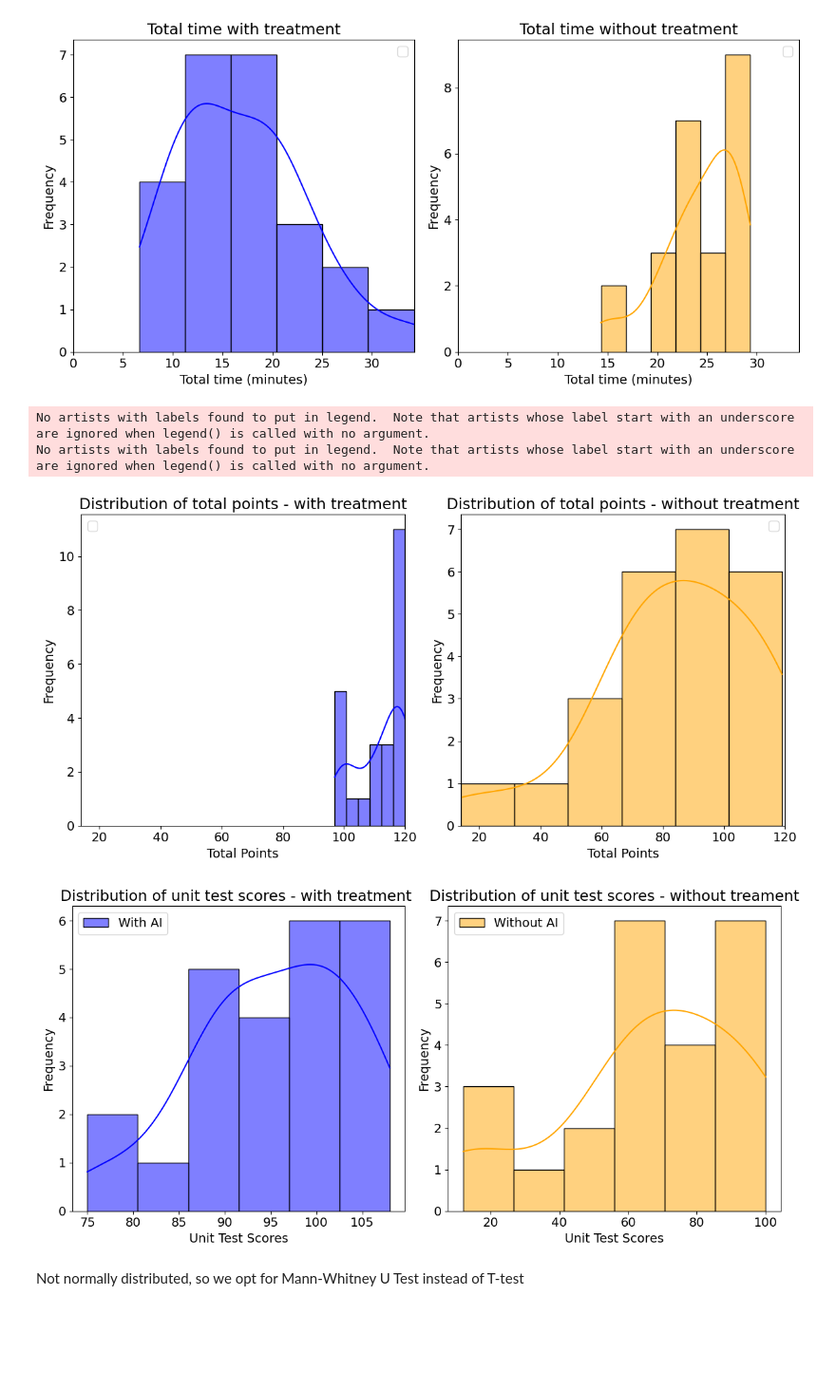
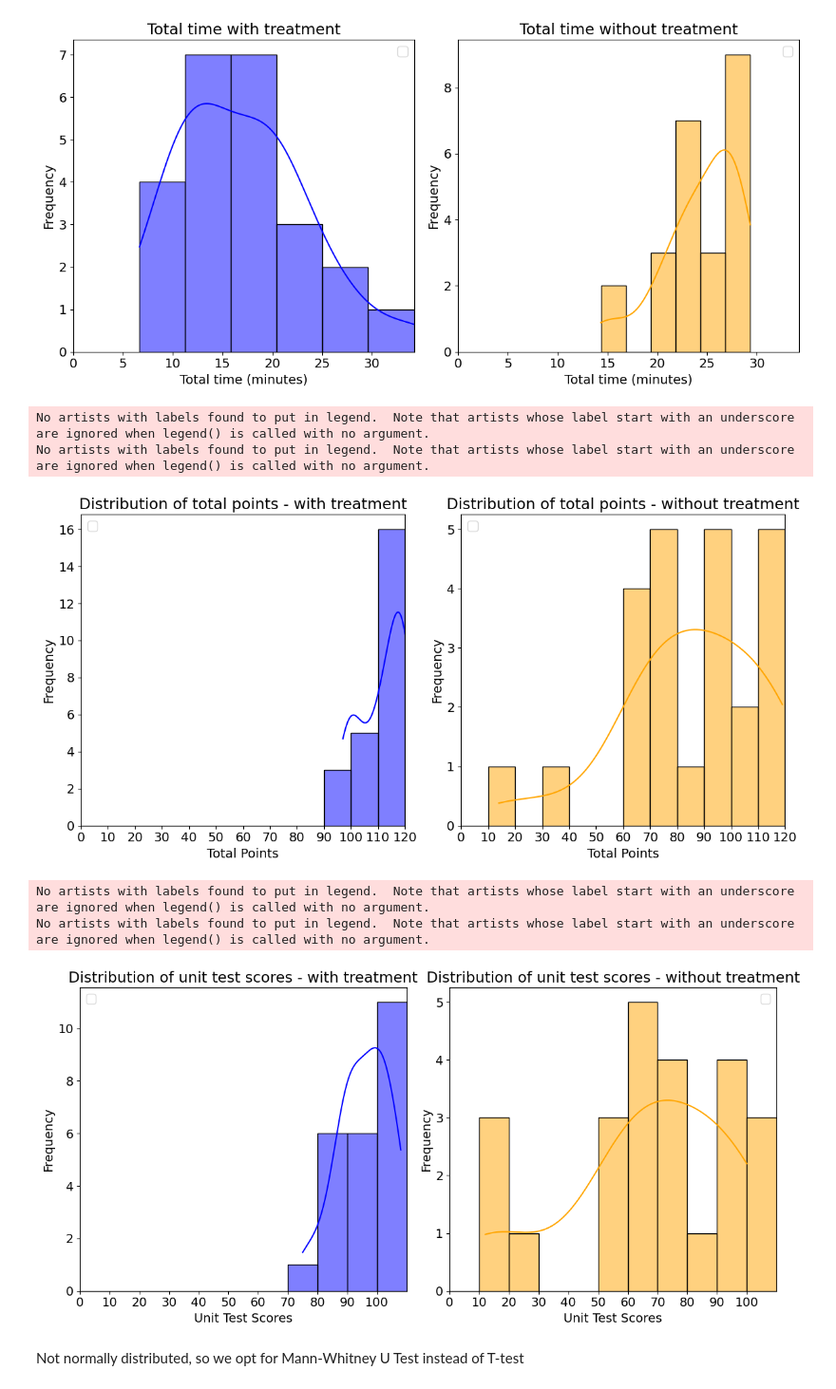
Before and after one commit to cseetreview/review_project, a Jupyter notebook: Notebook.ipynb, the cells around one changed output. Shown at 95% size. Saved outputs shown, nothing was run; the diff lists cells and outputs as text; code cells hidden in the pictures; blank space fills up the shorter version.

```diff
--- a/Notebook.ipynb
+++ b/Notebook.ipynb
@@ -410,19 +242,5 @@ Total points on tasks for MacOS users: 1379.0
 # %% [markdown]
 ### Descriptive statistics
-# %%
-def calculate_total_time(row):
-    total_time = 0
-    for task in row:
-        if isinstance(task, str):
-            parts = task.split(' ')
-            if len(parts) == 2:
-                time_str = parts[0]
-            else:
-                time_str = task
-            total_time += int(time_str)
-    return total_time
-
-data['Total_Time_Minutes'] = data.iloc[:, 3:11].apply(calculate_total_time, axis=1) / 60
 # %% [markdown]
 ### Descriptive statistics on Time per task
 # %%
@@ -539,54 +353,72 @@ No artists with labels found to put in legend.  Note that artists whose label st
 # %%
 plt.figure(figsize=(12, 6))
 
-# Define x-axis range based on the overall data range
-x_min = data['Total Points'].min()
-x_max = data['Total Points'].max()
+x_min = 0
+x_max = 120
+
+binwidth = 10
+
+bins = (x_max - x_min) // binwidth
 
 plt.subplot(1, 2, 1)
-sns.histplot(data[data['With AI'] == 'Yes']['Total Points'], color='blue', kde=True)
+sns.histplot(data[data['With AI'] == 'Yes']['Total Points'], color='blue', kde=True, binrange=(x_min, x_max), bins=bins)
 plt.title('Distribution of total points - with treatment')
 plt.xlabel('Total Points')
 plt.ylabel('Frequency')
 plt.legend()
-plt.xlim(x_min, x_max)  # Set the same x-axis range
+plt.xlim(x_min, x_max)
+plt.xticks(range(x_max, x_min - binwidth, -binwidth))
 
 plt.subplot(1, 2, 2)
-sns.histplot(data[data['With AI'] == 'No']['Total Points'], color='orange', kde=True)
+sns.histplot(data[data['With AI'] == 'No']['Total Points'], color='orange', kde=True, binrange=(x_min, x_max), bins=bins)
 plt.title('Distribution of total points - without treatment')
 plt.xlabel('Total Points')
 plt.ylabel('Frequency')
 plt.legend()
-plt.xlim(x_min, x_max)  # Set the same x-axis range
+plt.xlim(x_min, x_max)
+plt.xticks(range(x_max, x_min - binwidth, -binwidth))
 
 plt.tight_layout()
-figures['Distribution of Points - With- and without local LLM Usage'] = plt.gcf()
+figures['Distribution of points - With- and without local LLM Usage'] = plt.gcf()
 plt.show()
 # %% [output]
 No artists with labels found to put in legend.  Note that artists whose label start with an underscore are ignored when legend() is called with no argument.
 No artists with labels found to put in legend.  Note that artists whose label start with an underscore are ignored when legend() is called with no argument.
-[figure, old version]
+[figure, new version]
 # %%
 plt.figure(figsize=(12, 6))
+
+x_min = 0
+x_max = 110
+
+binwidth = 10
+
+bins = (x_max - x_min) // binwidth
+
 plt.subplot(1, 2, 1)
-sns.histplot(data[data['With AI'] == 'Yes']['Unit Test'], color='blue', kde=True)
-plt.title('Distribution of unit test scores - with treatment ')
+sns.histplot(data[data['With AI'] == 'Yes']['Unit Test'], color='blue', kde=True, binrange=(x_min, x_max), bins=bins)
+plt.title('Distribution of unit test scores - with treatment')
 plt.xlabel('Unit Test Scores')
 plt.ylabel('Frequency')
 plt.legend()
+plt.xlim(x_min, x_max)
+plt.xticks(range(x_min, x_max, binwidth))
 
 plt.subplot(1, 2, 2)
-sns.histplot(data[data['With AI'] == 'No']['Unit Test'], color='orange', kde=True)
-plt.title('Distribution of unit test scores - without treament')
+sns.histplot(data[data['With AI'] == 'No']['Unit Test'], color='orange', kde=True, binrange=(x_min, x_max), bins=bins)
+plt.title('Distribution of unit test scores - without treatment')
 plt.xlabel('Unit Test Scores')
 plt.ylabel('Frequency')
 plt.legend()
+plt.xlim(x_min, x_max)
+plt.xticks(range(x_min, x_max, binwidth))
 
 plt.tight_layout()
-figures['Distribution of Unit Test Scores- With- and without local LLM Usage'] = plt.gcf()
 plt.show()
 # %% [output]
+No artists with labels found to put in legend.  Note that artists whose label start with an underscore are ignored when legend() is called with no argument.
+No artists with labels found to put in legend.  Note that artists whose label start with an underscore are ignored when legend() is called with no argument.
-[figure, old version]
+[figure, new version]
 # %% [markdown]
 Not normally distributed, so we opt for Mann-Whitney U Test instead of T-test
 # %%
```
Also changed, not shown: parts of 24 cells of this notebook, 15 other files.
